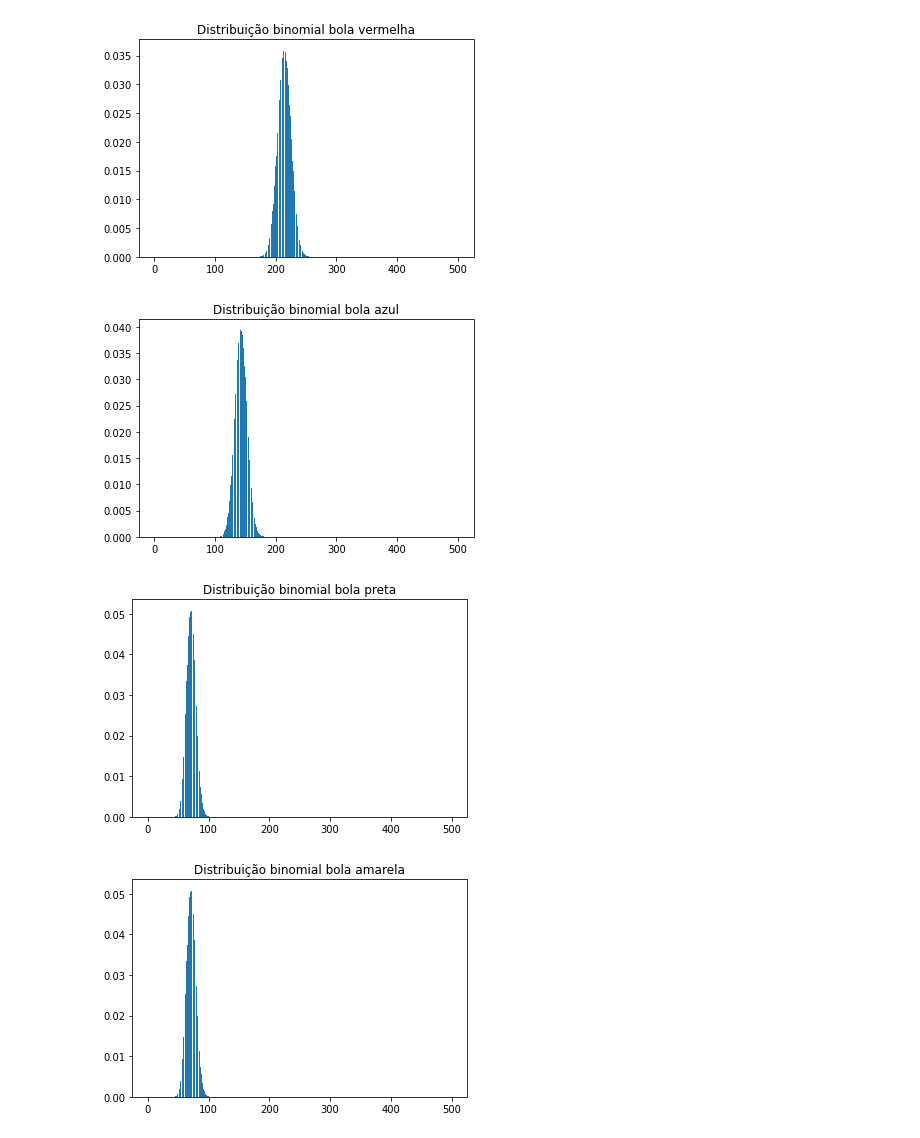
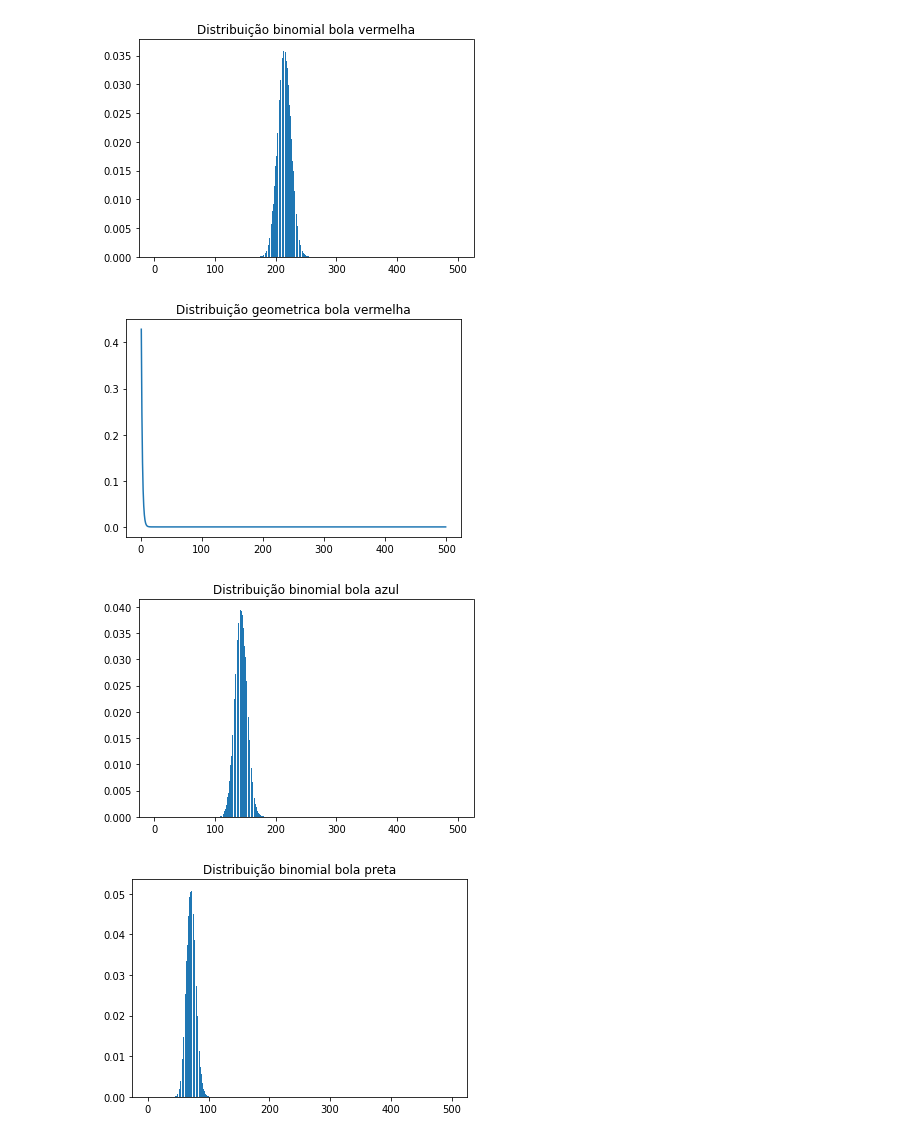
Before and after one commit to anderson-silveira/P2_Estatistica_Probabilidade, a Jupyter notebook: P2.ipynb, the cells around one changed output. Cells and saved outputs as stored; diff of their text form; code cells hidden in the pictures.

```diff
--- a/P2.ipynb
+++ b/P2.ipynb
@@ -4,6 +4,7 @@
 import pandas as pd
 import numpy as np
 from scipy.stats import binom
+from scipy.stats import geom
 import matplotlib.pyplot as plt
 
 ##3 red, 2 blue, 1 blak, 1 yellow
@@ -25,6 +26,12 @@ plt.title("Distribuição binomial bola vermelha")
 plt.bar(r_valores, dist)
 plt.show()
 
+
+x = np.arange(1, n, 1)
+y = geom.pmf(x, vermelho_sucesso)
+plt.title("Distribuição geometrica bola vermelha")
+plt.plot(x, y)
+plt.show()
 
 #Bola azul
 azul_sucesso = 2/7
@@ -32,33 +39,33 @@ r_valores = list(range(n + 1))
 dist = [binom.pmf(r, n, azul_sucesso) for r in r_valores ]
 
 plt.title("Distribuição binomial bola azul")
 plt.bar(r_valores, dist)
 plt.show()
 
 
 #Bola preta
 preto_sucesso = 1/7
 r_valores = list(range(n + 1))
 dist = [binom.pmf(r, n, preto_sucesso) for r in r_valores ]
 
 plt.title("Distribuição binomial bola preta")
 plt.bar(r_valores, dist)
 plt.show()
 
 
 #Bola amarela
 amarelo_sucesso = 1/7
 r_valores = list(range(n + 1))
 dist = [binom.pmf(r, n, amarelo_sucesso) for r in r_valores ]
 
 plt.title("Distribuição binomial bola amarela")
 plt.bar(r_valores, dist)
 plt.show()
 
 # mean, var = binom.stats(n, r_sucesso)
 # print(sum)
 # %% [output]
 [figure]
-[figure, old version]
+[figure, new version]
-[figure, old version]
+[figure, new version]
-[figure, old version]
+[figure, new version]
```
Also changed, not shown: parts of 1 cell of this notebook.
